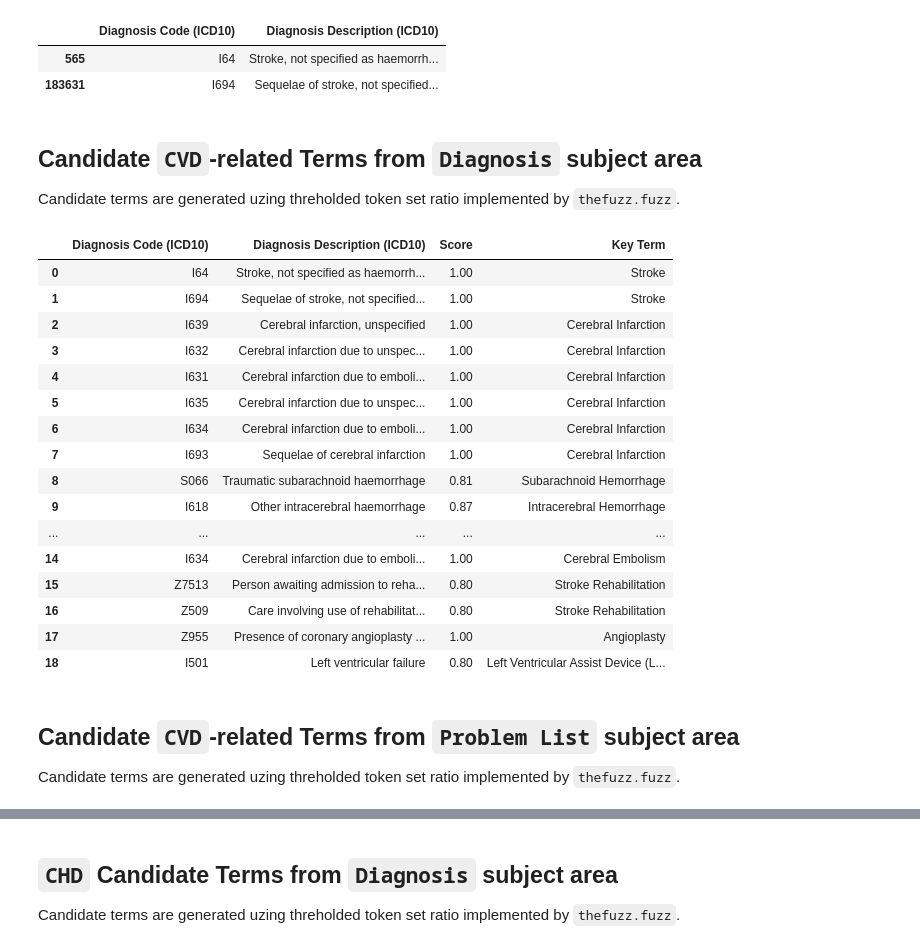
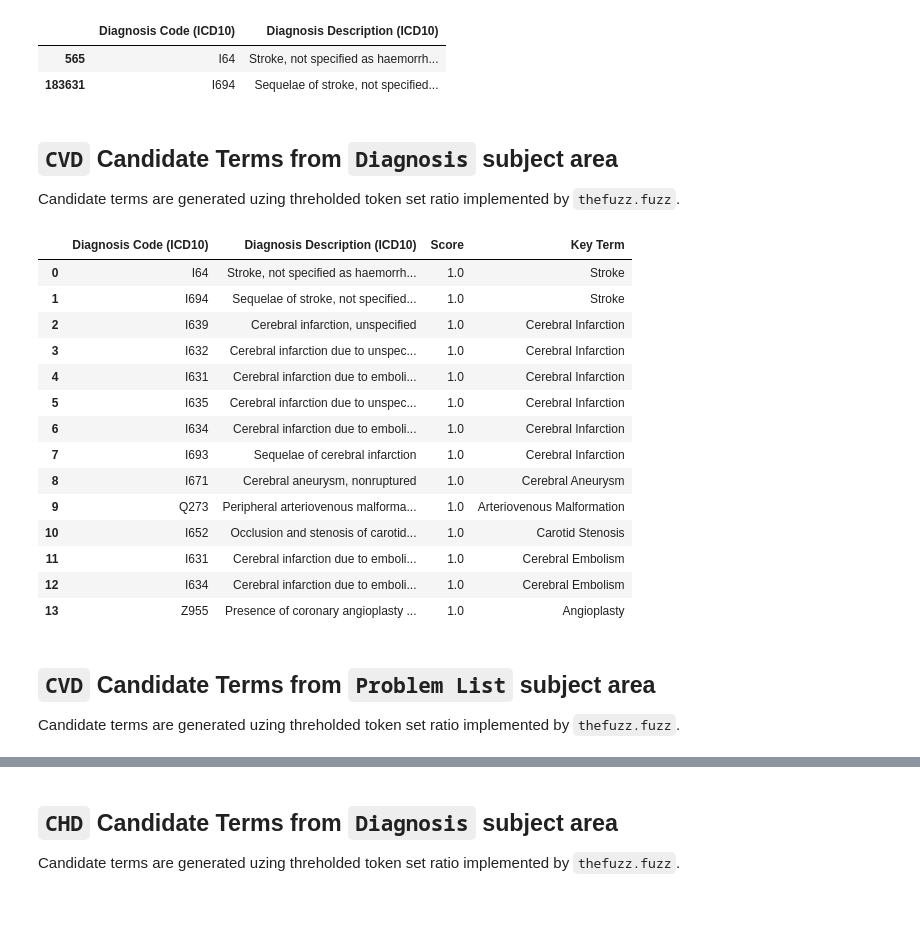
Before and after one commit to mikedataCrunch/elpha-singhealth-fh, a Jupyter notebook: notebooks/07_stage2_cvd_chd_terms.ipynb, the cells around one changed output, grey strips where cells are left out. Cells and saved outputs as stored; diff of their text form; code cells hidden in the pictures; blank space fills up the shorter version.

```diff
--- a/notebooks/07_stage2_cvd_chd_terms.ipynb
+++ b/notebooks/07_stage2_cvd_chd_terms.ipynb
@@ -175,48 +175,49 @@ matches
 | 565 | I64 | Stroke, not specified as haemorrh... |
 | 183631 | I694 | Sequelae of stroke, not specified... |
 # %% [markdown]
-## Candidate `CVD`-related Terms from `Diagnosis` subject area
+## `CVD` Candidate Terms from `Diagnosis` subject area
 
 Candidate terms are generated uzing threholded token set ratio implemented by `thefuzz.fuzz`.
 # %%
 db_terms = dia_dict['Diagnosis Description (ICD10)'].str.lower()
-threshold = 0.8
+threshold = 0.91
 logger_reference = dia_dict.copy()
 
 candidate_list = []
 for key_term in tqdm(utils.cvd_terms + utils.cvd_procedure_terms):
     sims = db_terms.apply(
         lambda x: get_fuzz_similarity(key_term.lower(), x)
     ) / 100
     temp = logger_reference.copy()
     temp['Score'] = sims
     temp['Key Term'] = key_term
     temp = temp[temp["Score"] >= threshold]
     candidate_list.append(temp)
 
 candidate_terms = pd.concat(candidate_list, axis=0, ignore_index=True)
+candidate_terms
+# %% [output]
+|  | Diagnosis Code (ICD10) | Diagnosis Description (ICD10) | Score | Key Term |
+| 0 | I64 | Stroke, not specified as haemorrh... | 1.0 | Stroke |
+| 1 | I694 | Sequelae of stroke, not specified... | 1.0 | Stroke |
+| 2 | I639 | Cerebral infarction, unspecified | 1.0 | Cerebral Infarction |
+| 3 | I632 | Cerebral infarction due to unspec... | 1.0 | Cerebral Infarction |
+| 4 | I631 | Cerebral infarction due to emboli... | 1.0 | Cerebral Infarction |
+| 5 | I635 | Cerebral infarction due to unspec... | 1.0 | Cerebral Infarction |
+| 6 | I634 | Cerebral infarction due to emboli... | 1.0 | Cerebral Infarction |
+| 7 | I693 | Sequelae of cerebral infarction | 1.0 | Cerebral Infarction |
+| 8 | I671 | Cerebral aneurysm, nonruptured | 1.0 | Cerebral Aneurysm |
+| 9 | Q273 | Peripheral arteriovenous malforma... | 1.0 | Arteriovenous Malformation |
+| 10 | I652 | Occlusion and stenosis of carotid... | 1.0 | Carotid Stenosis |
+| 11 | I631 | Cerebral infarction due to emboli... | 1.0 | Cerebral Embolism |
+| 12 | I634 | Cerebral infarction due to emboli... | 1.0 | Cerebral Embolism |
+| 13 | Z955 | Presence of coronary angioplasty ... | 1.0 | Angioplasty |
 # %%
-candidate_terms
+candidate_terms.to_csv(
+    os.path.join(PROJECT_ROOT, "results", "candidate_dia_cvd_terms.csv"), index=False,
+)
-# %% [output]
-|  | Diagnosis Code (ICD10) | Diagnosis Description (ICD10) | Score | Key Term |
-| 0 | I64 | Stroke, not specified as haemorrh... | 1.00 | Stroke |
-| 1 | I694 | Sequelae of stroke, not specified... | 1.00 | Stroke |
-| 2 | I639 | Cerebral infarction, unspecified | 1.00 | Cerebral Infarction |
-| 3 | I632 | Cerebral infarction due to unspec... | 1.00 | Cerebral Infarction |
-| 4 | I631 | Cerebral infarction due to emboli... | 1.00 | Cerebral Infarction |
-| 5 | I635 | Cerebral infarction due to unspec... | 1.00 | Cerebral Infarction |
-| 6 | I634 | Cerebral infarction due to emboli... | 1.00 | Cerebral Infarction |
-| 7 | I693 | Sequelae of cerebral infarction | 1.00 | Cerebral Infarction |
-| 8 | S066 | Traumatic subarachnoid haemorrhage | 0.81 | Subarachnoid Hemorrhage |
-| 9 | I618 | Other intracerebral haemorrhage | 0.87 | Intracerebral Hemorrhage |
-| ... | ... | ... | ... | ... |
-| 14 | I634 | Cerebral infarction due to emboli... | 1.00 | Cerebral Embolism |
-| 15 | Z7513 | Person awaiting admission to reha... | 0.80 | Stroke Rehabilitation |
-| 16 | Z509 | Care involving use of rehabilitat... | 0.80 | Stroke Rehabilitation |
-| 17 | Z955 | Presence of coronary angioplasty ... | 1.00 | Angioplasty |
-| 18 | I501 | Left ventricular failure | 0.80 | Left Ventricular Assist Device (L... |
 # %% [markdown]
-## Candidate `CVD`-related Terms from `Problem List` subject area
+## `CVD` Candidate Terms from `Problem List` subject area
 Candidate terms are generated uzing threholded token set ratio implemented by `thefuzz.fuzz`.
 # %%
 db_terms = prl_dict['Problem Desc (Coded)'].str.lower()
```
Also changed, not shown: parts of 7 cells of this notebook, 9 other files.
